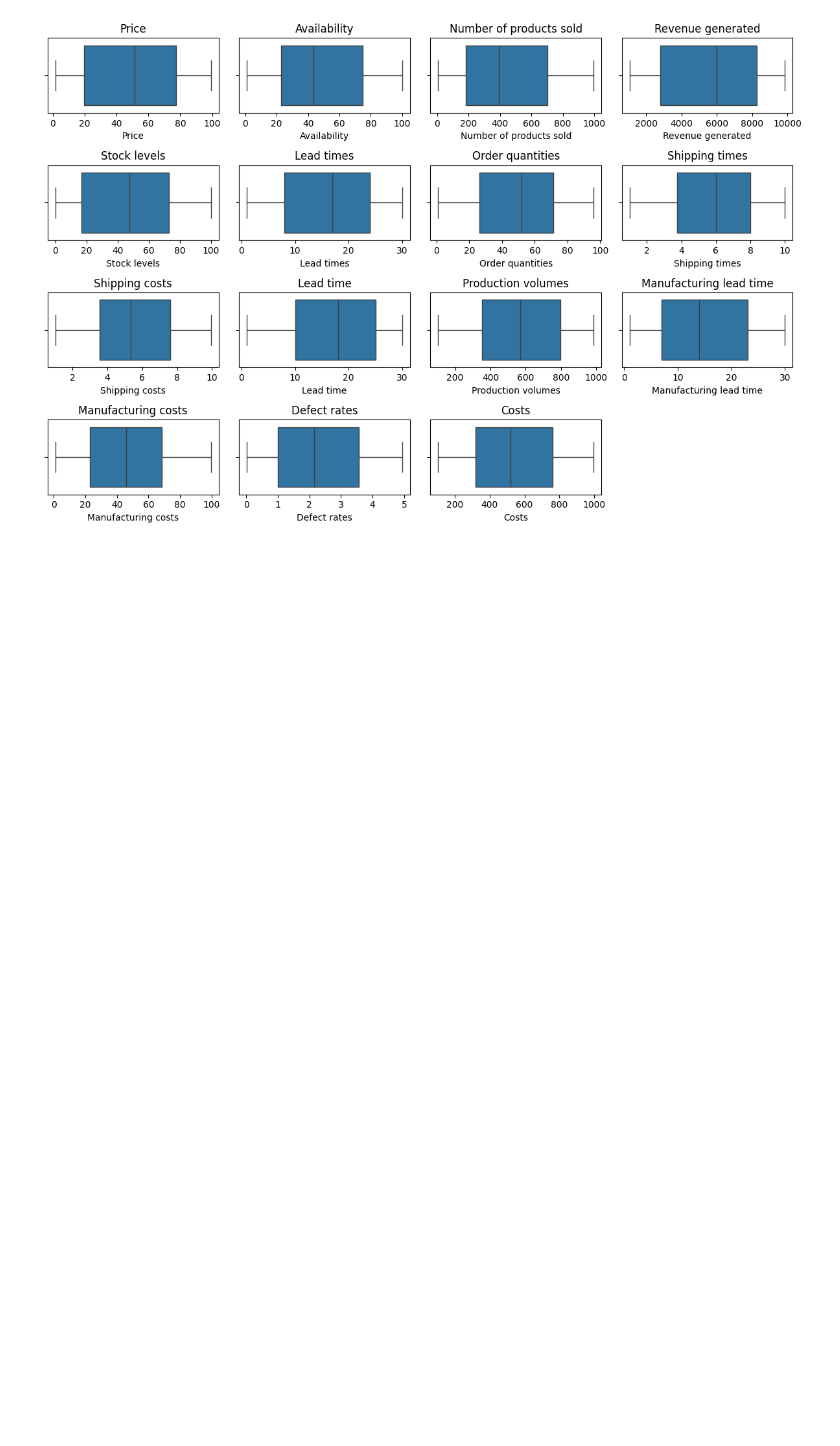
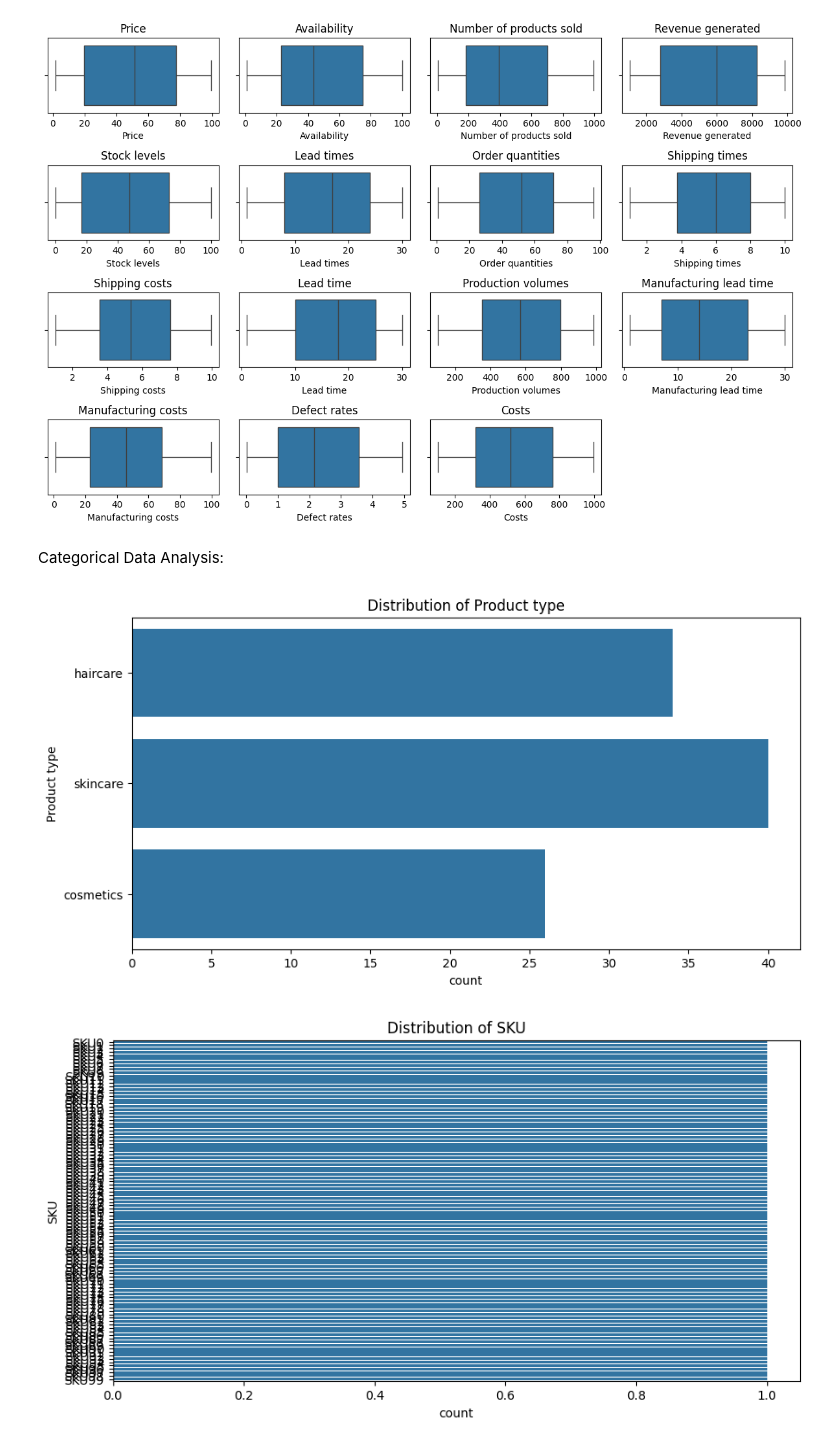
Before and after one commit to okech-glitch/python, a Jupyter notebook: Supply_Chain.ipynb, the cells around one changed output. Cells and saved outputs as stored; diff of their text form; code cells hidden in the pictures; blank space fills up the shorter version.

```diff
--- a/Supply_Chain.ipynb
+++ b/Supply_Chain.ipynb
@@ -73,3 +73,15 @@ plt.show()
 # %% [output]
 [figure]
 [figure]
+# %% [markdown]
+Categorical Data Analysis:
+# %%
+# Plot value counts for categorical features
+for column in df.select_dtypes(include=['object']).columns:
+    plt.figure(figsize=(10, 5))
+    sns.countplot(y=df[column])
+    plt.title(f'Distribution of {column}')
+    plt.show()
+# %% [output]
+[figure, added]
+[figure, added]
```
Also changed, not shown: parts of 29 cells of this notebook.
